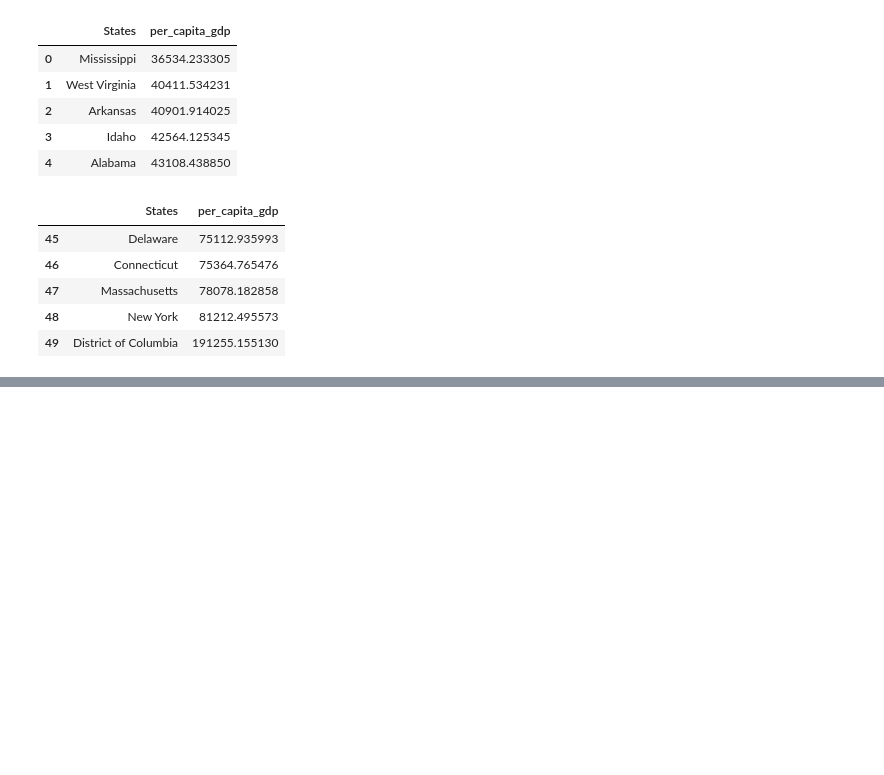
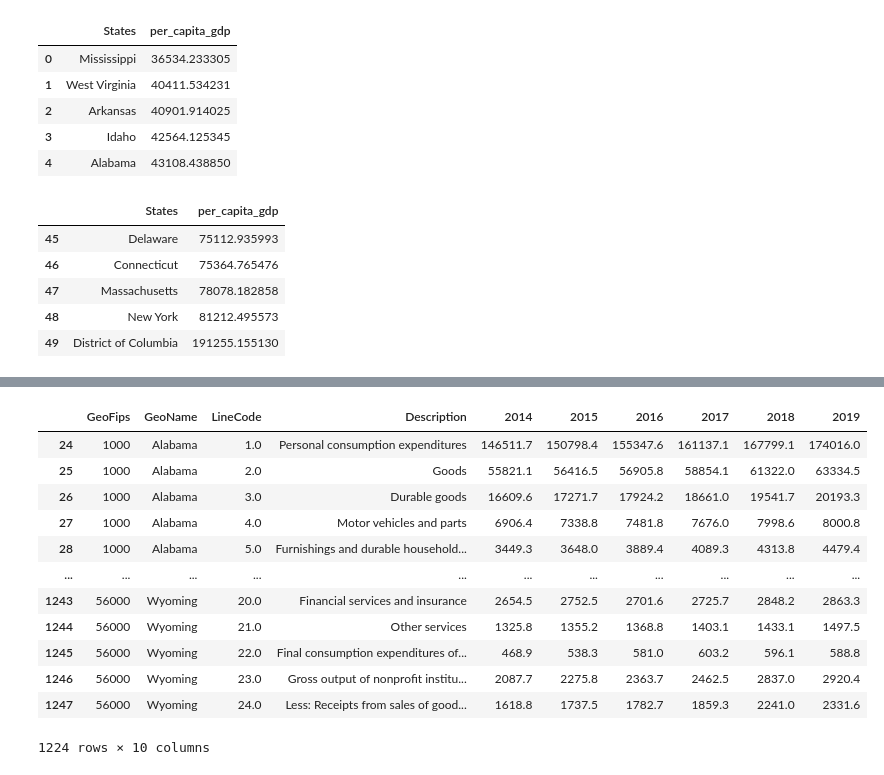
Before and after one commit to jrulloa/project-one, a Jupyter notebook: Master Notebook.ipynb, the cells around one changed output, grey strips where cells are left out. Drawn from its saved outputs; the diff is of its cells as text; code cells hidden in the pictures; blank space fills up the shorter version.

Commit message:
Updated expenditure file

```diff
--- a/Master Notebook.ipynb
+++ b/Master Notebook.ipynb
@@ -6,6 +6,7 @@ import pandas as pd
 population_filepath = "Resources/Population.csv"
 income_filepath = "Resources/personal_income (USD).csv"
 gdp_filepath = "Resources/GDP_USD.csv"
+expenditure_filepath = "Resources/spending_per_category.csv"
 # %%
 population_df = pd.read_csv(population_filepath)
 # population_df.head()
@@ -324,3 +325,6 @@ top_gdp
 | 47 | Massachusetts | 78078.182858 |
 | 48 | New York | 81212.495573 |
 | 49 | District of Columbia | 191255.155130 |
+# %%
+expenditure_df = pd.read_csv(expenditure_filepath)
+expenditure_df.head()
@@ -326,0 +338,2 @@ top_gdp
+# %%
+expenditure_cleaner = expenditure_df.dropna(how='any')
@@ -326,0 +356,21 @@ top_gdp
+# %%
+expenditure_final = expenditure_cleaner.loc[(expenditure_cleaner["GeoName"] != 'United States')  & (expenditure_cleaner["GeoName"] != 'New England') &
+(expenditure_cleaner["GeoName"] != 'Mideast') & (expenditure_cleaner["GeoName"] != 'Great Lakes') & (expenditure_cleaner["GeoName"] != 'Plains') &
+(expenditure_cleaner["GeoName"] != 'Southeast') & (expenditure_cleaner["GeoName"] != 'Southwest') & (expenditure_cleaner["GeoName"] != 'Rocky Mountain') &
+(expenditure_cleaner["GeoName"] != 'Far West')]
+#
+expenditure_final
+# %% [output]
+|  | GeoFips | GeoName | LineCode | Description | 2014 | 2015 | 2016 | 2017 | 2018 | 2019 |
+| 24 | 1000 | Alabama | 1.0 | Personal consumption expenditures | 146511.7 | 150798.4 | 155347.6 | 161137.1 | 167799.1 | 174016.0 |
+| 25 | 1000 | Alabama | 2.0 | Goods | 55821.1 | 56416.5 | 56905.8 | 58854.1 | 61322.0 | 63334.5 |
+| 26 | 1000 | Alabama | 3.0 | Durable goods | 16609.6 | 17271.7 | 17924.2 | 18661.0 | 19541.7 | 20193.3 |
+| 27 | 1000 | Alabama | 4.0 | Motor vehicles and parts | 6906.4 | 7338.8 | 7481.8 | 7676.0 | 7998.6 | 8000.8 |
+| 28 | 1000 | Alabama | 5.0 | Furnishings and durable household... | 3449.3 | 3648.0 | 3889.4 | 4089.3 | 4313.8 | 4479.4 |
+| ... | ... | ... | ... | ... | ... | ... | ... | ... | ... | ... |
+| 1243 | 56000 | Wyoming | 20.0 | Financial services and insurance | 2654.5 | 2752.5 | 2701.6 | 2725.7 | 2848.2 | 2863.3 |
+| 1244 | 56000 | Wyoming | 21.0 | Other services | 1325.8 | 1355.2 | 1368.8 | 1403.1 | 1433.1 | 1497.5 |
+| 1245 | 56000 | Wyoming | 22.0 | Final consumption expenditures of... | 468.9 | 538.3 | 581.0 | 603.2 | 596.1 | 588.8 |
+| 1246 | 56000 | Wyoming | 23.0 | Gross output of nonprofit institu... | 2087.7 | 2275.8 | 2363.7 | 2462.5 | 2837.0 | 2920.4 |
+| 1247 | 56000 | Wyoming | 24.0 | Less: Receipts from sales of good... | 1618.8 | 1737.5 | 1782.7 | 1859.3 | 2241.0 | 2331.6 |
+1224 rows × 10 columns
```
Also changed, not shown: parts of 2 cells of this notebook.
